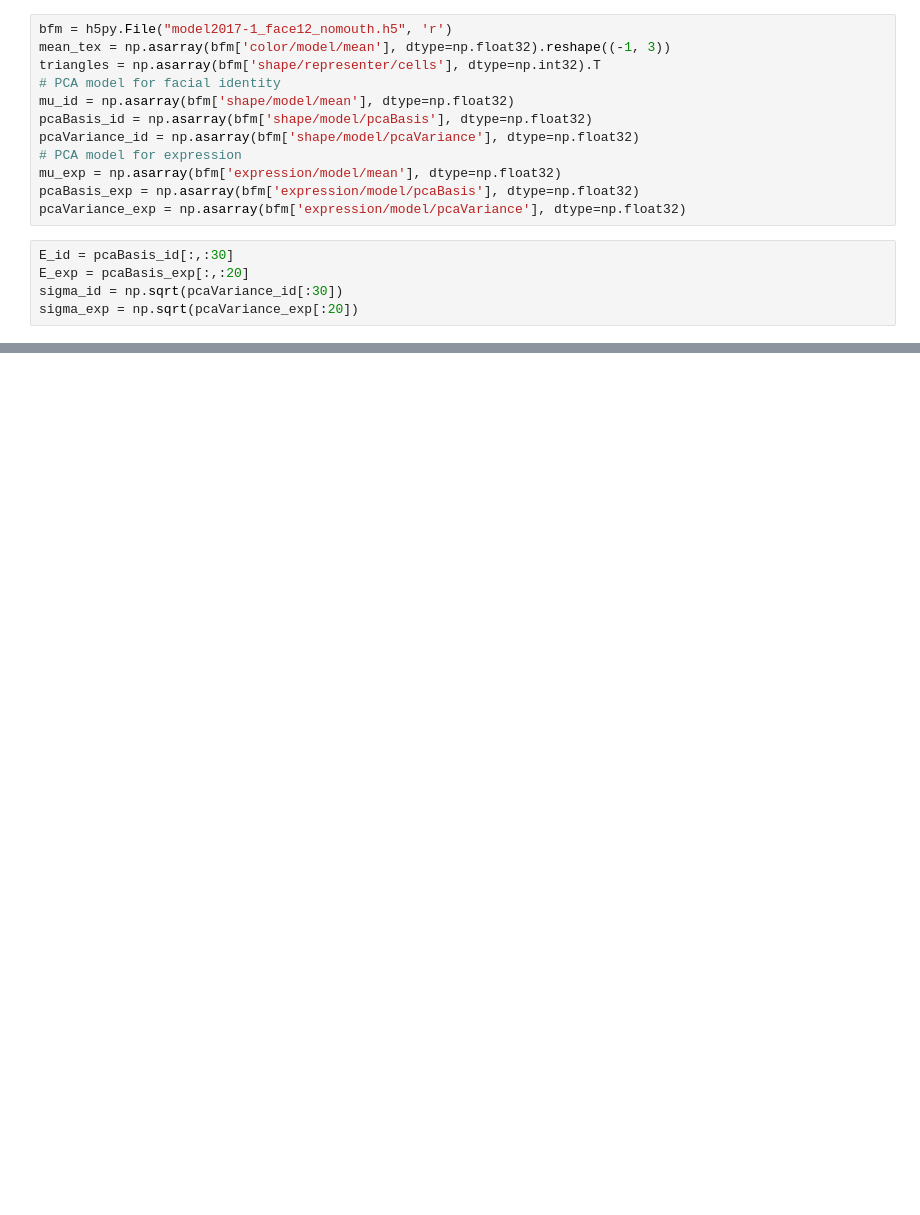
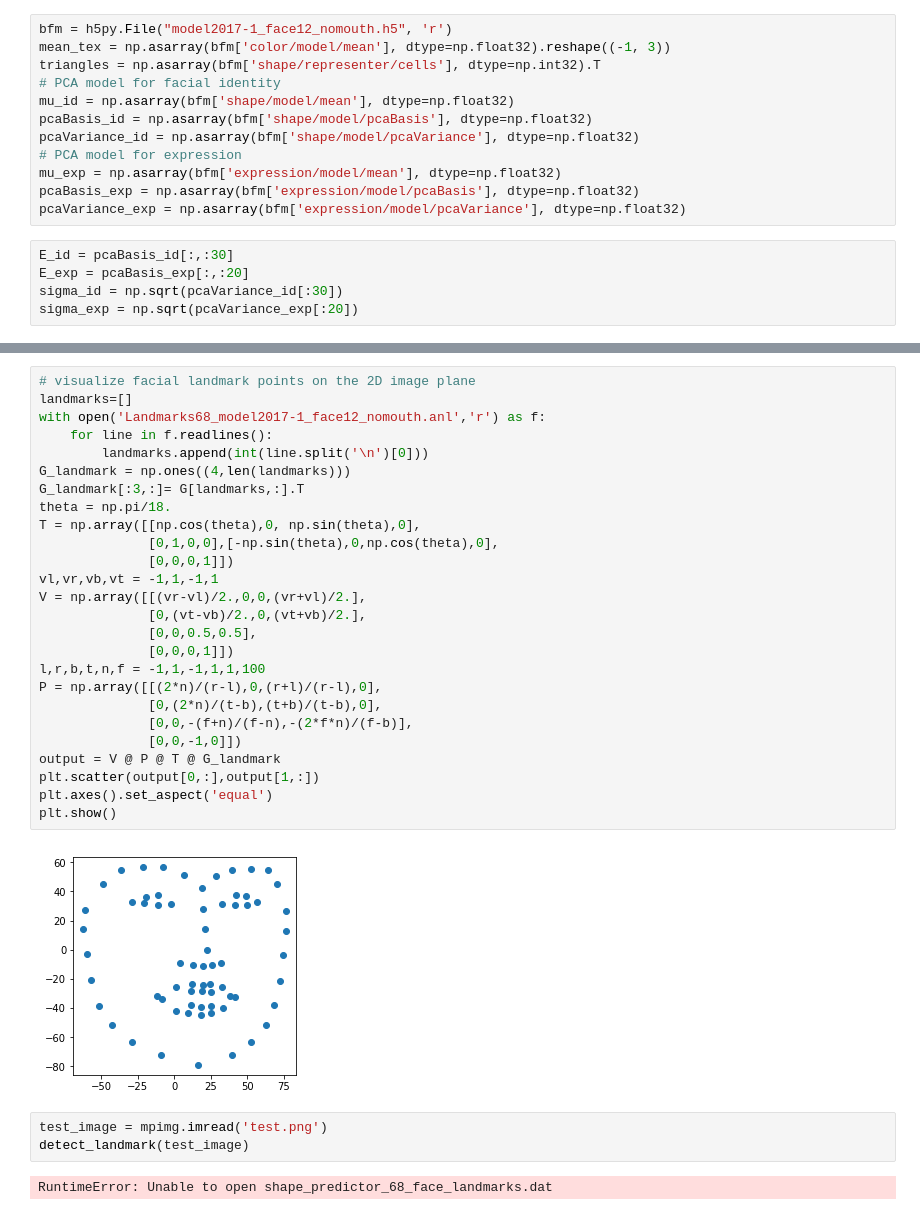
Before and after one commit to vincentwen1995/Computer-Vision-2, a Jupyter notebook: Assignment3/main.ipynb, the cells around one changed output, grey strips where cells are left out. Cells and saved outputs as stored; diff of their text form; blank space fills up the shorter version.

Commit message:
visualize facial landmark points

```diff
--- a/Assignment3/main.ipynb
+++ b/Assignment3/main.ipynb
@@ -77 +78,34 @@ Text(0.5, 1.0, 'Rotate -pi/18 around Oy')
 [figure]
+# %%
+# visualize facial landmark points on the 2D image plane
+landmarks=[]
+with open('Landmarks68_model2017-1_face12_nomouth.anl','r') as f:
+    for line in f.readlines():
+        landmarks.append(int(line.split('\n')[0]))
+G_landmark = np.ones((4,len(landmarks)))
+G_landmark[:3,:]= G[landmarks,:].T
+theta = np.pi/18.
+T = np.array([[np.cos(theta),0, np.sin(theta),0],
+              [0,1,0,0],[-np.sin(theta),0,np.cos(theta),0],
+              [0,0,0,1]])
+vl,vr,vb,vt = -1,1,-1,1
+V = np.array([[(vr-vl)/2.,0,0,(vr+vl)/2.],
+              [0,(vt-vb)/2.,0,(vt+vb)/2.],
+              [0,0,0.5,0.5],
+              [0,0,0,1]])
+l,r,b,t,n,f = -1,1,-1,1,1,100
+P = np.array([[(2*n)/(r-l),0,(r+l)/(r-l),0],
+              [0,(2*n)/(t-b),(t+b)/(t-b),0],
+              [0,0,-(f+n)/(f-n),-(2*f*n)/(f-b)],
+              [0,0,-1,0]])
+output = V @ P @ T @ G_landmark
+plt.scatter(output[0,:],output[1,:])
+plt.axes().set_aspect('equal')
+plt.show()
+# %% [output]
+[figure, added]
+# %%
+test_image = mpimg.imread('test.png')
+detect_landmark(test_image)
+# %% [output]
+RuntimeError: Unable to open shape_predictor_68_face_landmarks.dat
```
Also changed, not shown: parts of 3 cells of this notebook, 11 other files.
